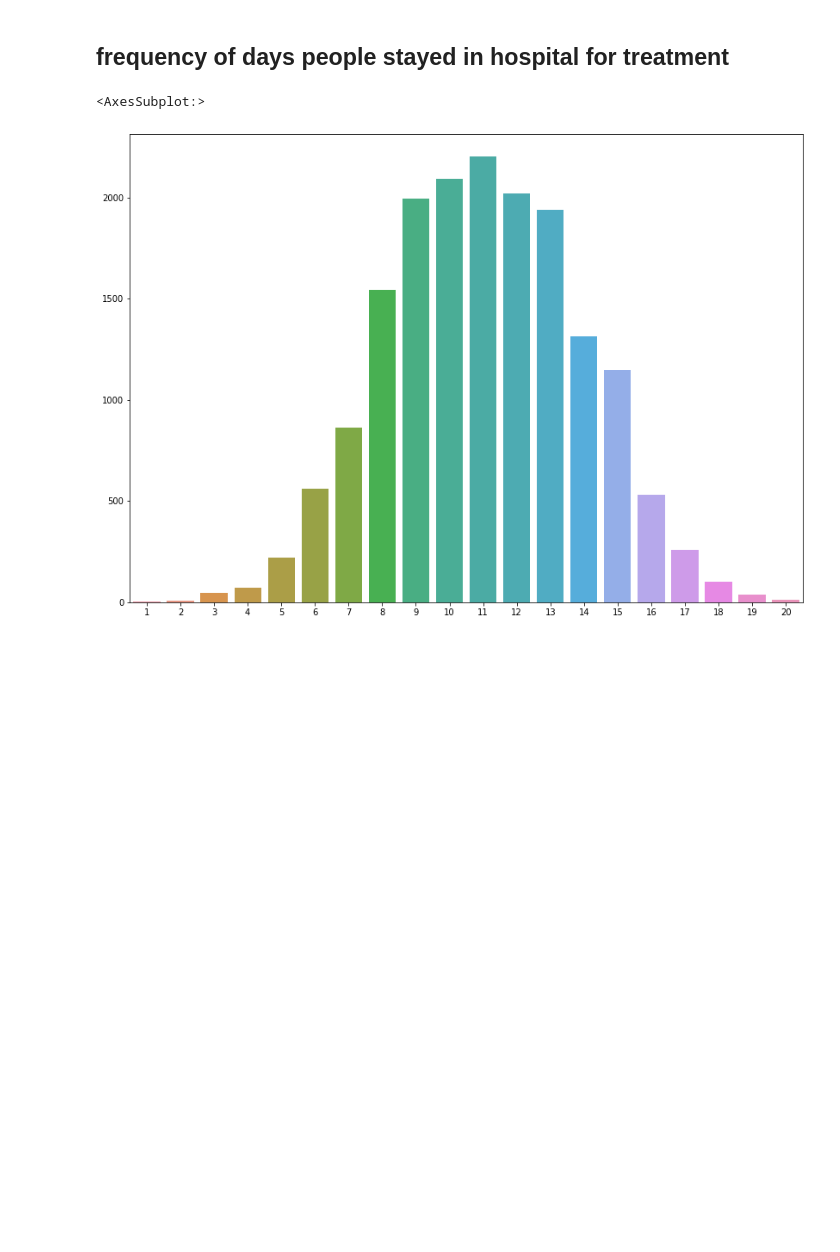
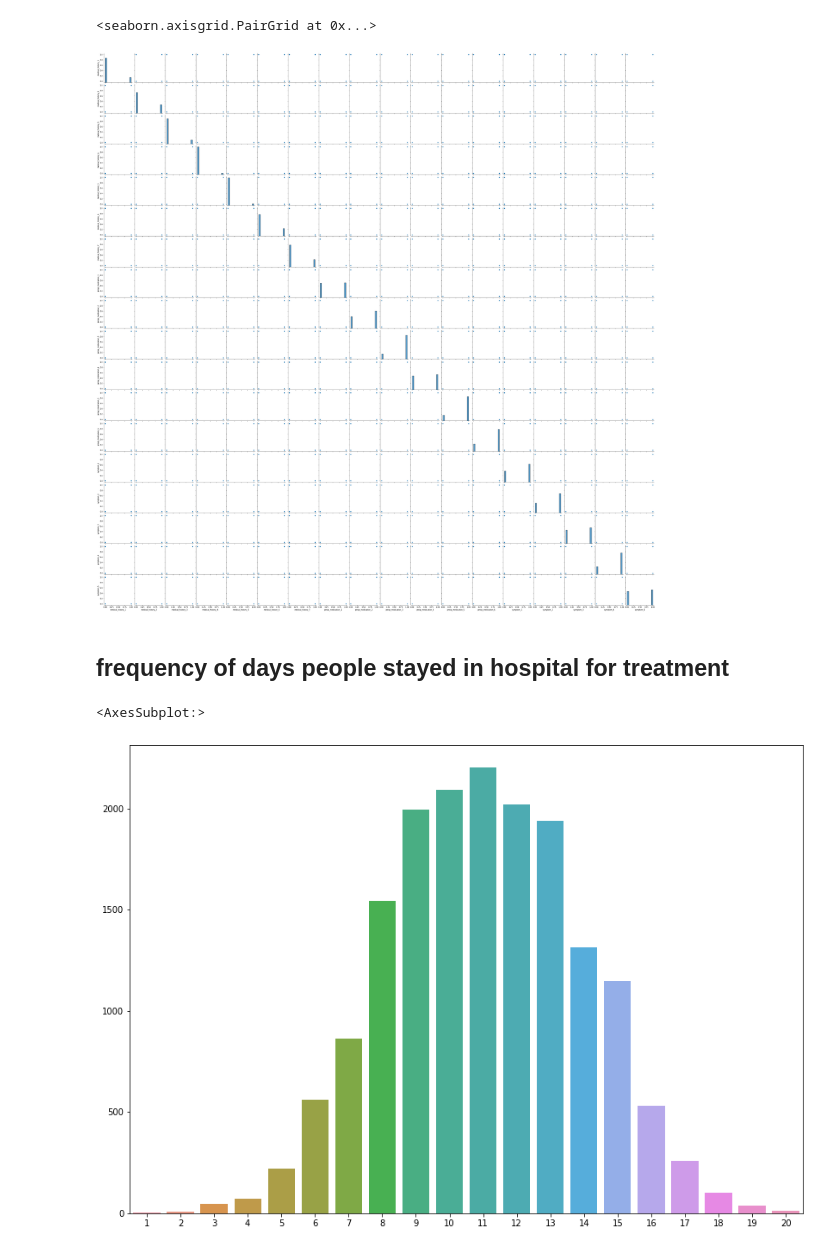
Before and after one commit to Jignesh012/Holmusk-Assignment, a Jupyter notebook: Visualizations.ipynb, the cells around one changed output. Drawn from its saved outputs; the diff is of its cells as text; code cells hidden in the pictures; blank space fills up the shorter version.

```diff
--- a/Visualizations.ipynb
+++ b/Visualizations.ipynb
@@ -25,3 +61,8 @@ df
+# %%
+sns.pairplot(df1)
+# %% [output]
+<seaborn.axisgrid.PairGrid at 0x...>
+[figure, added]
 # %% [markdown]
 ## frequency of days people stayed in hospital for treatment
 # %%
```
Also changed, not shown: parts of 24 cells of this notebook.
